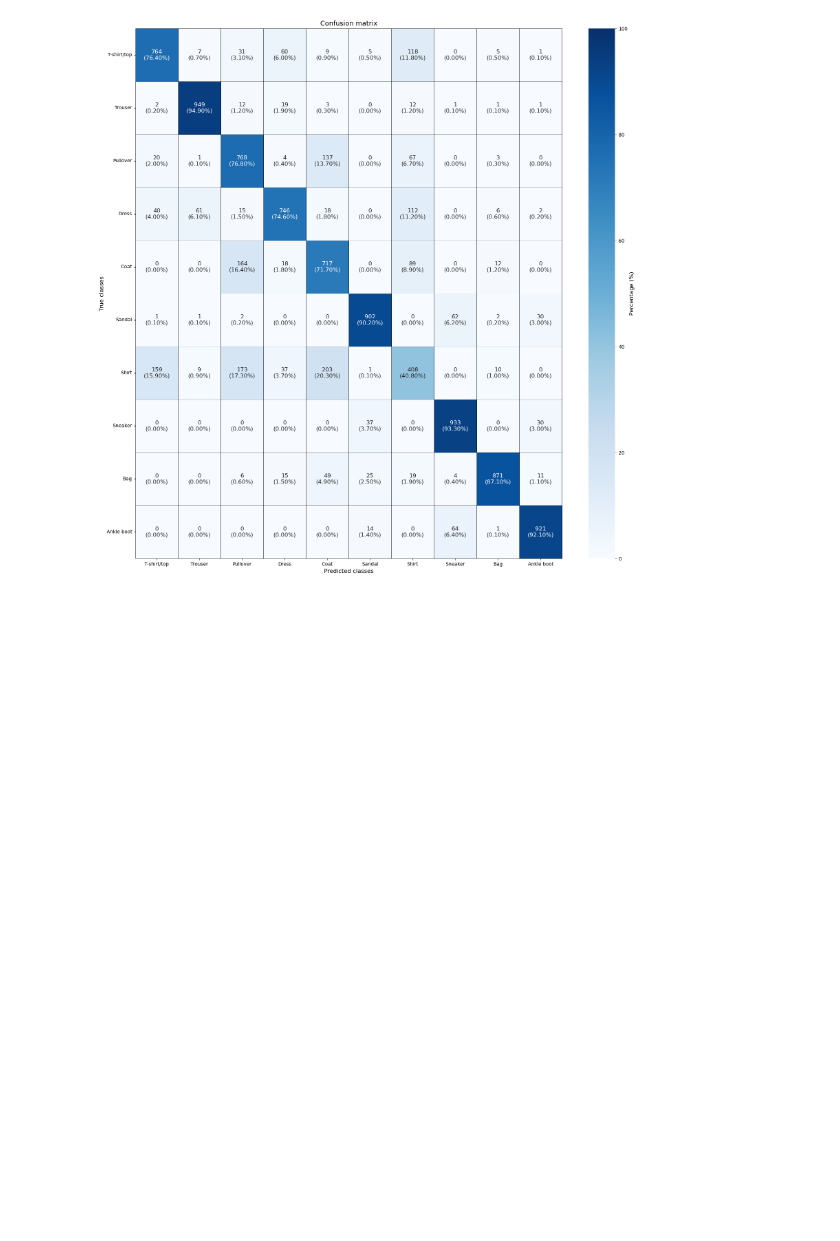
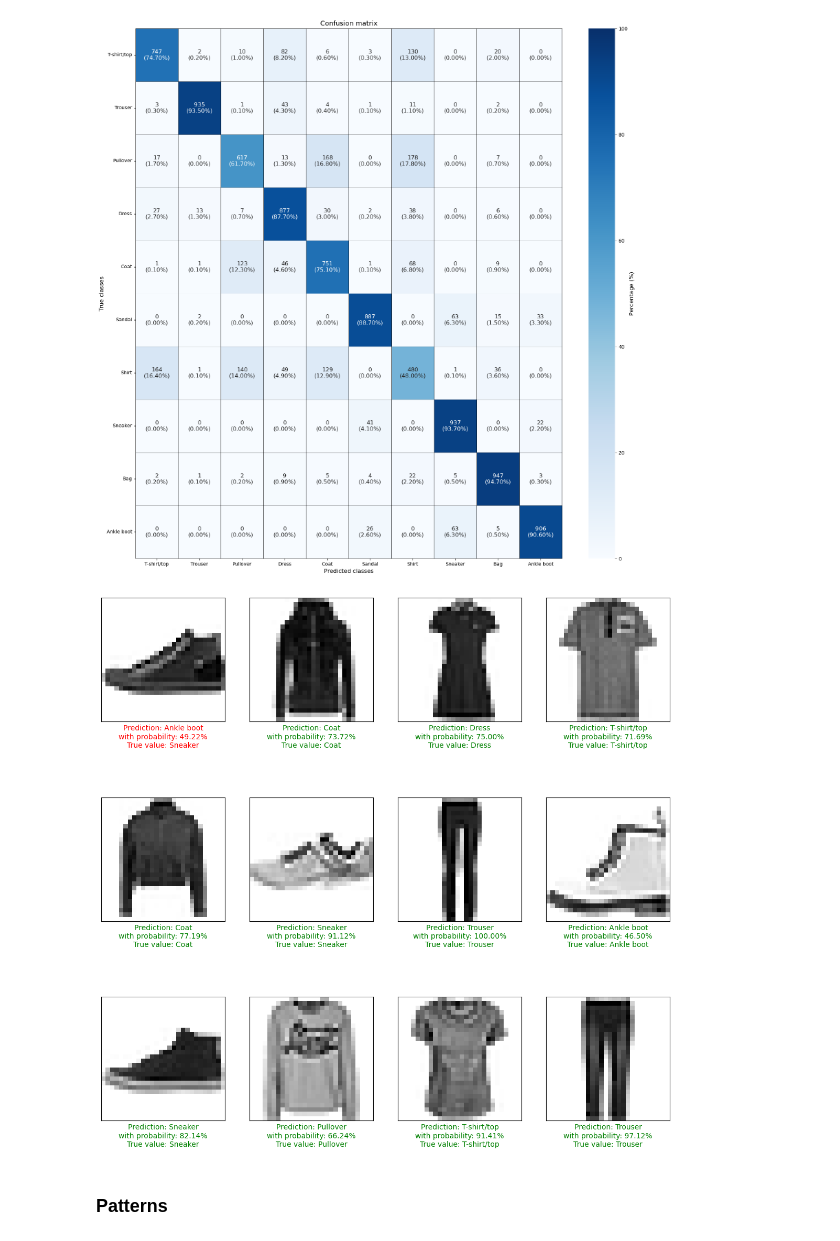
Before and after one commit to alchemistbg/udemy-tensorflow-developer-certificate-bootcamp, a Jupyter notebook: Section-04/Classification_with_tensorflow.ipynb, the cells around one changed output. Cells and saved outputs as stored; diff of their text form; code cells hidden in the pictures; blank space fills up the shorter version.

```diff
--- a/Section-04/Classification_with_tensorflow.ipynb
+++ b/Section-04/Classification_with_tensorflow.ipynb
@@ -1373,6 +1367,7 @@ mc_history_4 = mc_model_4.fit(
     x = mc_X_train_norm,
     y = mc_y_train_cat,
     epochs = 20,
+    batch_size = 100,
     validation_data = (
         mc_X_test_norm,
         mc_y_test_cat
@@ -1418,3 +1410,48 @@ mc_cm = metrics.confusion_matrix(y_true = mc_y_test, y_pred = mc_y_test_cat_pred
 plot_confusion_matrix(mc_y_test, mc_cm, figsize=(20, 20), labels = labels)
 # %% [output]
 [figure]
+# %%
+def plot_random_image(model, images, y_true, labels):
+    """
+    Create a plot of a randomly selected image and
+
+    Arguments:
+    model: Model that will be used to make a prediction
+    images: Dataset with images that will be plottet. The size of the images has to be (28, 28)
+    y_true: An numpy array that contains true classes of the images
+    labels: A list that contains labels for the classes
+    """
+
+    # Generate random number that will be used to select image to predict
+    idx = random.randint(0, len(images))
+
+    # Select the image from the input dataset
+    image = images[idx]
+
+    # Predict image class
+    prediction_prob = model.predict(image.reshape(1, 28, 28), verbose = 0)
+    prediction_class = prediction_prob.argmax()
+
+    # Convert predicted class to a label
+    true_label = labels[y_true[idx]]
+    pred_label = labels[prediction_class]
+
+    # Plotting the image
+    plt.imshow(image, plt.cm.binary)
+
+    color = 'red'
+    if true_label == pred_label:
+        color = 'green'
+
+    plt.xticks([])
+    plt.yticks([])
+    plt.xlabel(f"Prediction: {pred_label}\nwith probability: {prediction_prob.max() * 100:.2f}%\nTrue value: {true_label}", color = color)
+# %%
+plt.figure(figsize = (14, 14))
+for i in range(12):
+    ax = plt.subplot(3, 4, i + 1)
+    plot_random_image(model = mc_model_4, images = mc_X_test_norm, y_true = mc_y_test, labels = labels)
+# %% [output]
+[figure, added]
+# %% [markdown]
+### **Patterns**
```
Also changed, not shown: parts of 34 cells of this notebook, 1 other file.
